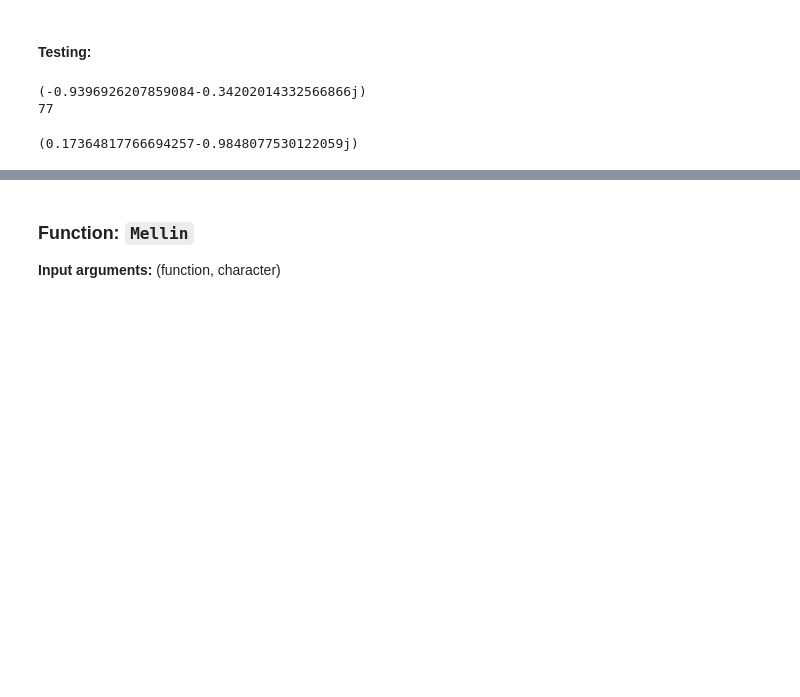
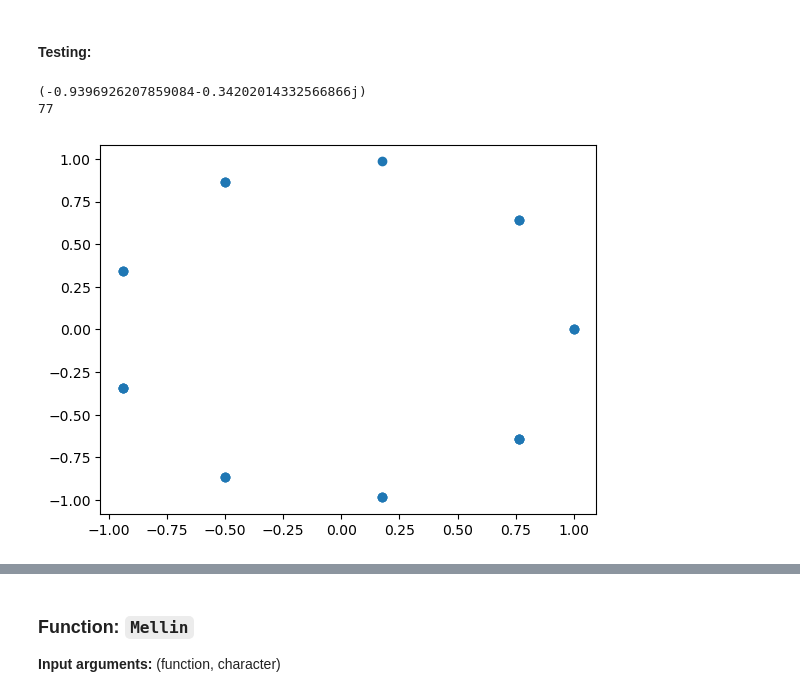
Before and after one commit to TYLERSFOSTER/Tonality_from_Q_p_and_SL_2, a Jupyter notebook: p_adic_signals_for_GL_1.ipynb, the cells around one changed output, grey strips where cells are left out. Saved outputs shown, nothing was run; the diff lists cells and outputs as text; code cells hidden in the pictures; blank space fills up the shorter version.

```diff
--- a/p_adic_signals_for_GL_1.ipynb
+++ b/p_adic_signals_for_GL_1.ipynb
@@ -353,14 +353,38 @@ class nuCharacter():
 # %%
 omega = nuCharacter(3, 3, 10)
 print(omega.zeta)
 
-x = p_Approx(5, -2, [2, 0, 3])
-print(x.unit)
-omega.eval(x)
+z = p_Approx(5, -2, [2, 0, 3])
+print(z.unit)
+omega.eval(z)
+
+p = 3
+m = 3
+
+possibilities = [[]]
+for i in range(m):
+    new_possibilities = []
+    for digs in possibilities:
+        for k in range(p):
+            new_digs = copy.deepcopy(digs)
+            new_digs.append(k)
+            new_possibilities.append(new_digs)
+    possibilities = copy.deepcopy(new_possibilities)
+
+X_coords = []
+Y_coords = []
+for digs in possibilities:
+    z = p_Approx(5,0,digs)
+    s = omega.eval(z)
+    X_coords.append(s.real)
+    Y_coords.append(s.imag)
+
+plt.scatter(X_coords, Y_coords)
+plt.show()
 # %% [output]
 (-0.9396926207859084-0.34202014332566866j)
 77
-(0.17364817766694257-0.9848077530122059j)
+[figure, added]
 # %%
 primitive_root(5, 7)
 # %% [output]
```
Also changed, not shown: parts of 2 cells of this notebook.
